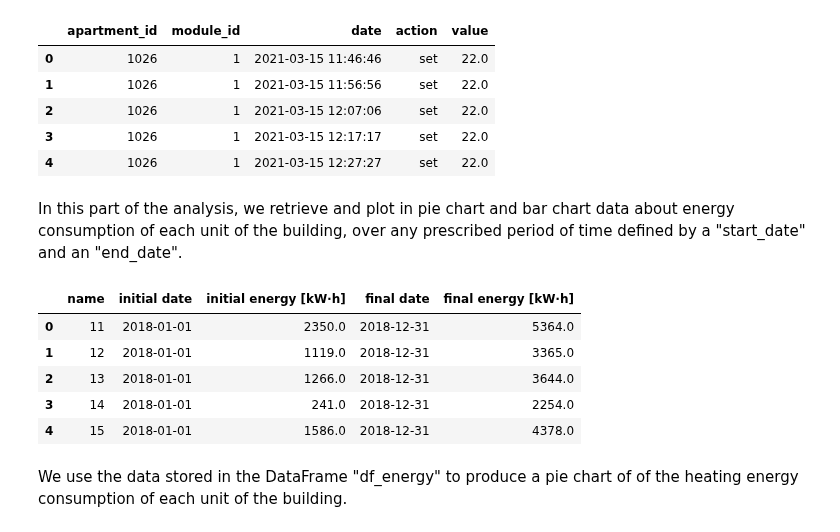
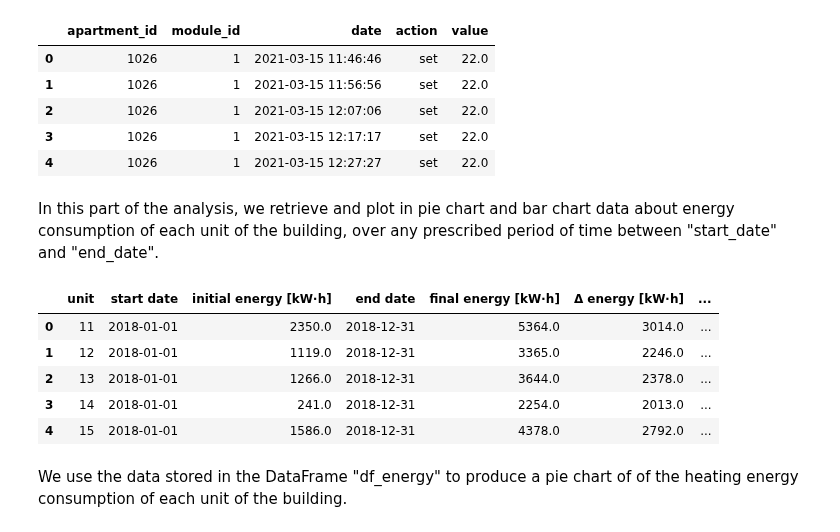
Before and after one commit to rtiedra/data-science, a Jupyter notebook: building_heating/building_heating.ipynb, the cells around one changed output. Saved outputs shown, nothing was run; the diff lists cells and outputs as text; code cells hidden in the pictures.

```diff
--- a/building_heating/building_heating.ipynb
+++ b/building_heating/building_heating.ipynb
@@ -161,43 +160,50 @@ df_temp.head()
 | 3 | 1026 | 1 | 2021-03-15 12:17:17 | set | 22.0 |
 | 4 | 1026 | 1 | 2021-03-15 12:27:27 | set | 22.0 |
 # %% [markdown]
-In this part of the analysis, we retrieve and plot in pie chart and bar chart data about energy consumption of each unit of the building, over any prescribed period of time defined by a "start_date" and an "end_date".
+In this part of the analysis, we retrieve and plot in pie chart and bar chart data about energy consumption of each unit of the building, over any prescribed period of time between "start_date" and "end_date".
 # %%
 # Set start_date and end_date for the DataFrame of energy consumption
 
 start_date = '"2018-01-01"'
 end_date = '"2018-12-31"'
 
 # Read, for each unit of the building, the first energy after the start date into a DataFrame "df_start"
 # We dive "Power.value" by 1000 to get energies in [kW⋅h]
 
-df_start = pd.read_sql('SELECT Apartments.name, Power.date AS \'initial date\', \
+df_start = pd.read_sql('SELECT Apartments.name AS unit, Power.date AS \'start date\', \
                    Power.value/1000 AS \'initial energy [kW⋅h]\' \
                    FROM Power INNER JOIN Apartments ON Power.apartment_id=Apartments.esmart_id \
                    WHERE Power.module_id=18 AND Power.date>=%s \
                    GROUP BY Apartments.name' % start_date, engine)
 
 # Read, for each unit of the building, the last energy before the end date into a DataFrame "df_end"
 # We dive "Power.value" by 1000 to get energies in [kW⋅h]
 
-df_end = pd.read_sql('SELECT Apartments.name, Power.date AS \'final date\', \
+df_end = pd.read_sql('SELECT Apartments.name AS unit, Power.date AS \'end date\', \
                    Power.value/1000 AS \'final energy [kW⋅h]\' \
                    FROM Power INNER JOIN Apartments ON Power.apartment_id=Apartments.esmart_id \
                    WHERE Power.module_id=18 AND Power.date<=%s \
                    ORDER BY Power.date DESC LIMIT 31' % end_date, engine)
 
-# Merging 'df_start' and 'df_end' into a DataFrame 'df_energy' (using 'name' as key)
+# Merge "df_start" and "df_end" into a DataFrame "df_energy" (using "unit" as key)
 # (in 2018 there are missing measures; the first measure for unit "O2" is at initial_date "2018-10-10")
 
-df_energy = pd.merge(df_start, df_end, how='left', on='name')
+df_energy = pd.merge(df_start, df_end, how='left', on='unit')
+
+# Store in "df_energy" the energy consumption and the energy consumption per cubic metre
+
+df_energy['\u0394 energy [kW⋅h]'] = df_energy['final energy [kW⋅h]']-df_energy['initial energy [kW⋅h]']
+df_energy['\u0394 energy per m\u00b3 [kW⋅h/m\u00b3]'] \
+= [round(df_energy['\u0394 energy [kW⋅h]'][i]/volumes[i], 1) for i in range(len(volumes))]
+
 df_energy.head()
 # %% [output]
-|  | name | initial date | initial energy [kW⋅h] | final date | final energy [kW⋅h] |
-| 0 | 11 | 2018-01-01 | 2350.0 | 2018-12-31 | 5364.0 |
-| 1 | 12 | 2018-01-01 | 1119.0 | 2018-12-31 | 3365.0 |
-| 2 | 13 | 2018-01-01 | 1266.0 | 2018-12-31 | 3644.0 |
-| 3 | 14 | 2018-01-01 | 241.0 | 2018-12-31 | 2254.0 |
-| 4 | 15 | 2018-01-01 | 1586.0 | 2018-12-31 | 4378.0 |
+|  | unit | start date | initial energy [kW⋅h] | end date | final energy [kW⋅h] | Δ energy [kW⋅h] | ... |
+| 0 | 11 | 2018-01-01 | 2350.0 | 2018-12-31 | 5364.0 | 3014.0 | ... |
+| 1 | 12 | 2018-01-01 | 1119.0 | 2018-12-31 | 3365.0 | 2246.0 | ... |
+| 2 | 13 | 2018-01-01 | 1266.0 | 2018-12-31 | 3644.0 | 2378.0 | ... |
+| 3 | 14 | 2018-01-01 | 241.0 | 2018-12-31 | 2254.0 | 2013.0 | ... |
+| 4 | 15 | 2018-01-01 | 1586.0 | 2018-12-31 | 4378.0 | 2792.0 | ... |
 # %% [markdown]
 We use the data stored in the DataFrame "df_energy" to produce a pie chart of of the heating energy consumption of each unit of the building.
 # %%
```
Also changed, not shown: parts of 8 cells of this notebook.
